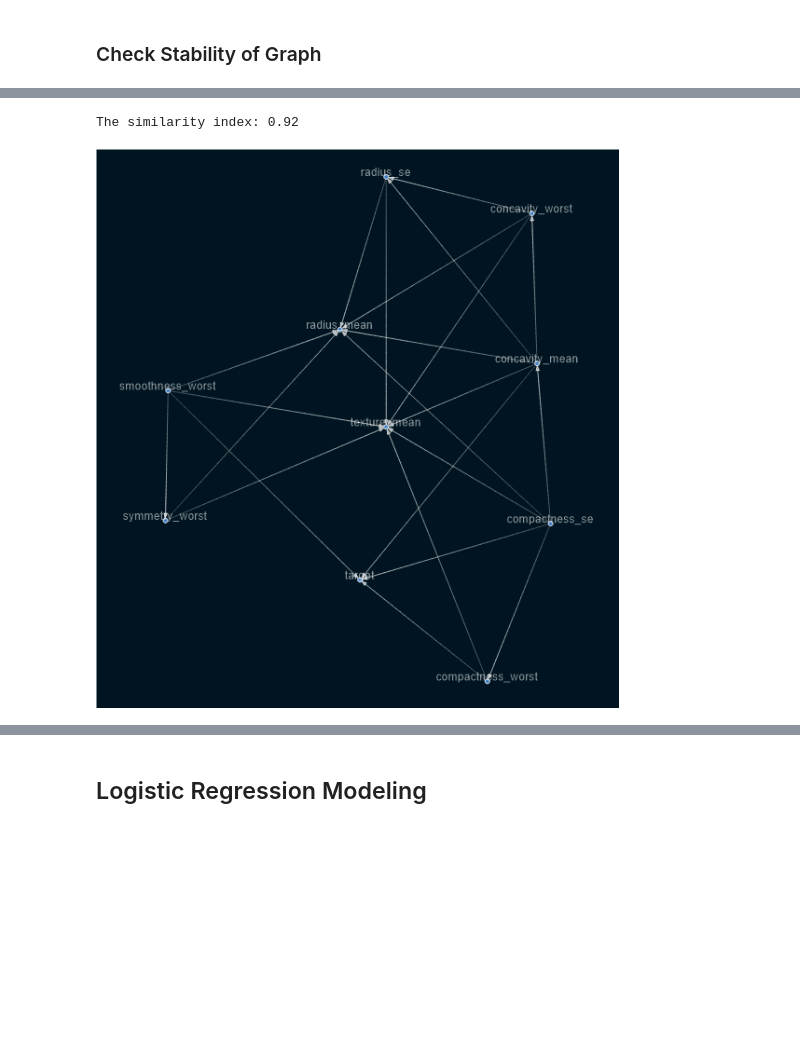
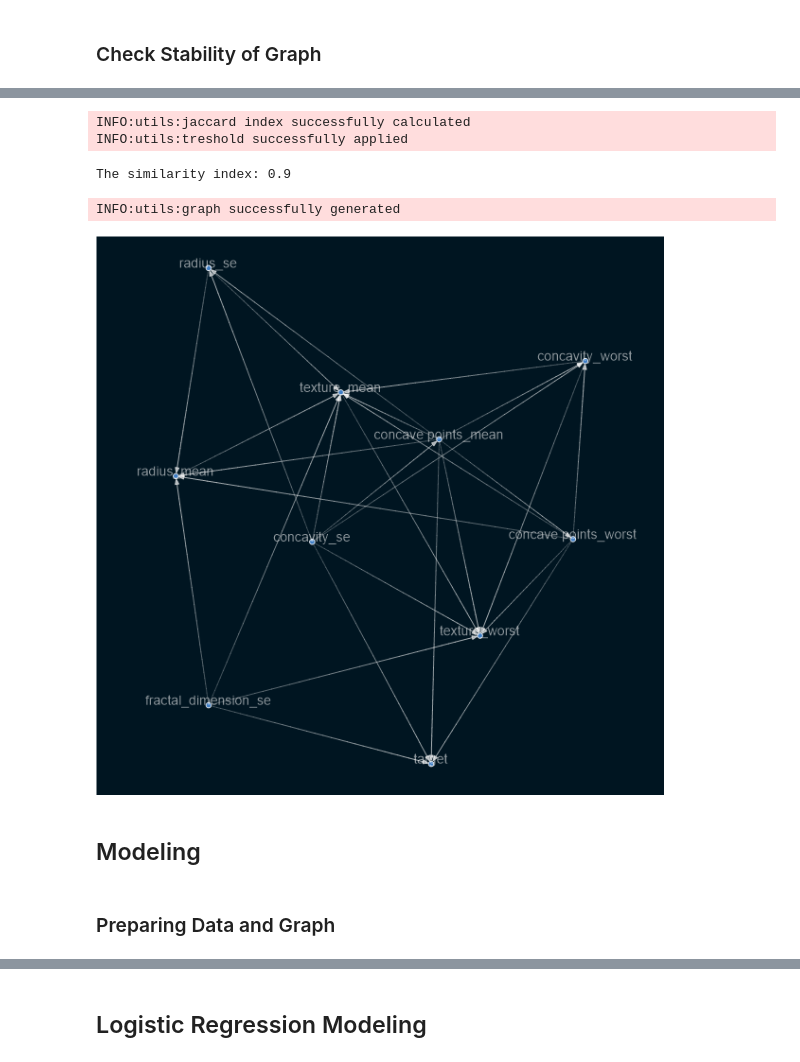
Before and after one commit to benbel376/causal_graph, a Jupyter notebook: notebooks/modeling.ipynb, the cells around one changed output, grey strips where cells are left out. Cells and saved outputs as stored; diff of their text form; code cells hidden in the pictures; blank space fills up the shorter version.

```diff
--- a/notebooks/modeling.ipynb
+++ b/notebooks/modeling.ipynb
@@ -37,7 +45,7 @@ warnings.filterwarnings("ignore")
 # %%
 sys.path.append(os.path.abspath(os.path.join('../scripts')))
 from utils import Utils
-Util = Utils()
+Util = Utils("../logs/modeling_notebook.logs")
 # %%
 # Loading Dataset
 
@@ -197,6 +235,9 @@ The similarity index: 0.96
 # %%
-print(jacc_index(Util.ground_truth,sm80, 0.8, 0.8))
-Util.plot_graph(sm80, 0.8, "sm80 graph")
+print(Util.jacc_index(ground_truth,sm80, 0.8, 0.8))
+Util.plot_graph(sm80, 0.8)
 # %% [output]
-The similarity index: 0.92
+INFO:utils:jaccard index successfully calculated
+INFO:utils:treshold successfully applied
+The similarity index: 0.9
+INFO:utils:graph successfully generated
-[figure, old version]
+[figure, new version]
@@ -202,0 +272,4 @@ The similarity index: 0.92
+# %% [markdown]
+## Modeling
+# %% [markdown]
+### Preparing Data and Graph
```
Also changed, not shown: parts of 38 cells of this notebook, 4 other files.
